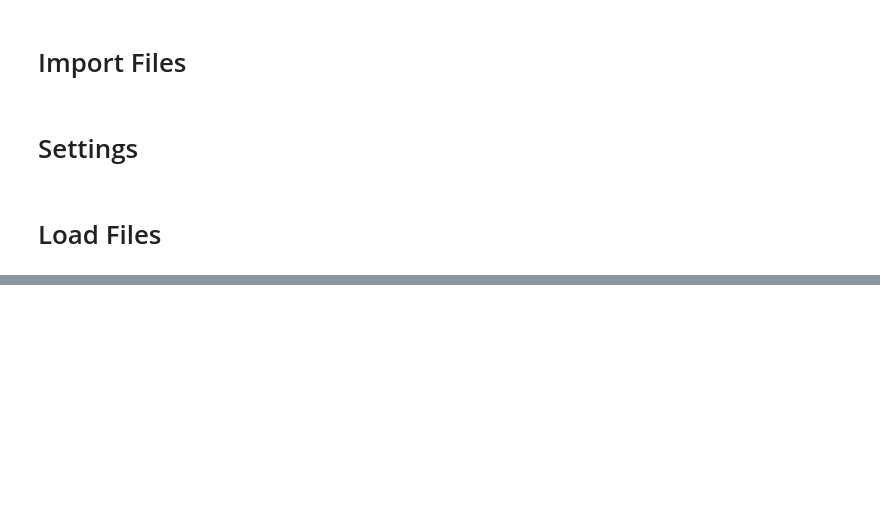
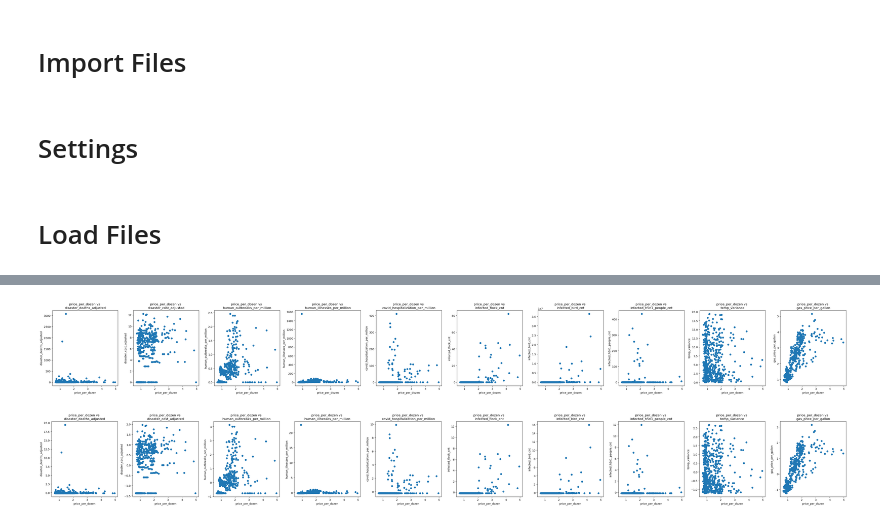
Before and after one commit to sahn1998/egg-price-prediction, a Jupyter notebook: Preprocessing/merge_data.ipynb, the cells around one changed output, grey strips where cells are left out. Saved outputs shown, nothing was run; the diff lists cells and outputs as text; code cells hidden in the pictures; blank space fills up the shorter version.

```diff
--- a/Preprocessing/merge_data.ipynb
+++ b/Preprocessing/merge_data.ipynb
@@ -43,3 +39,7 @@ df_us_avian_flu_human = df_us_avian_flu_human.rename(columns={'yyyy_mm': 'date',
+# %%
+df_us_avian_flu_flock_cnt = df_us_avian_flu_flock_cnt.rename(columns={'yyyy_mm': 'date'})
+df_us_avian_flu_flock_size = df_us_avian_flu_flock_size.rename(columns={'yyyy_mm': 'date'})
+df_us_avian_flu_human = df_us_avian_flu_human.rename(columns={'yyyy_mm': 'date'})
 # %%
 df_full_data = df_egg_price.copy()
 # Merge dataset
@@ -47,11 +47,9 @@ df_full_data = df_full_data.merge(df_us_disasters, on='date', how='left').rename
 df_full_data = df_full_data.merge(df_us_diseases, on='date', how='left').rename(columns={'outbreaks_per_million': 'human_outbreaks_per_million', 'illnesses_per_million': 'human_illnesses_per_million'})
 df_full_data = df_full_data.merge(df_us_covid, on='date', how='left').rename(columns={'hospitalized_per_million': 'covid_hospitalization_per_million'})
 df_full_data = df_full_data.merge(df_us_weather, on='date', how='left')
-df_full_data = df_full_data.merge(df_us_avian_flu_bird, on='date', how='left')
-df_full_data = df_full_data.merge(df_us_avian_flu_human, on='date', how='left')
+df_full_data = df_full_data.merge(df_us_avian_flu_flock_cnt, on='date', how='left').rename(columns={'Flock_Count': 'infected_flock_cnt'})
+df_full_data = df_full_data.merge(df_us_avian_flu_flock_size, on='date', how='left').rename(columns={'Total_Flock_Size': 'infected_bird_cnt'})
+df_full_data = df_full_data.merge(df_us_avian_flu_human, on='date', how='left').rename(columns={'People_Count': 'infected_h5n1_people_cnt'})
 df_full_data = df_full_data.merge(df_gas, on='date', how='left').rename(columns={'price_per_galon': 'gas_price_per_gallon'})
-# %%
-# Create a new target variable for price changes
-df_full_data['change_in_price_per_dozen'] = df_full_data['price_per_dozen'].diff()
 # %%
 df_full_data.fillna(0, inplace=True)
@@ -58,19 +66,20 @@ df_full_data.fillna(0, inplace=True)
 # %%
-df_float_data = df_full_data[['price_per_dozen', 'change_in_price_per_dozen', 'disaster_deaths_adjusted', 'disaster_cost_adjusted',
+df_float_data = df_full_data[['price_per_dozen', 'disaster_deaths_adjusted', 'disaster_cost_adjusted',
                                'human_outbreaks_per_million', 'human_illnesses_per_million',
                               'covid_hospitalization_per_million', 'infected_flock_cnt', 'infected_bird_cnt', 'infected_h5n1_people_cnt', 'temp_variance', 'gas_price_per_gallon']].copy()
 # %%
 target_column = 'price_per_dozen'
 other_columns = list(df_float_data.columns)
 other_columns.remove('price_per_dozen')
-other_columns.remove('change_in_price_per_dozen')
 fig, ax = plt.subplots(1, 10, figsize=(42, 5))
 for i, column in enumerate(other_columns):
     if column != target_column:  # Avoid plotting the target column against itself
         ax[i].scatter(df_float_data[target_column], df_float_data[column])
         ax[i].set_title(f'{target_column} vs \n{column}')
         ax[i].set_xlabel(target_column)
         ax[i].set_ylabel(column)
 plt.tight_layout()
 plt.show()
 fig.savefig(f'{figure_file_path}/egg_price_versus_features.jpg')
+# %% [output]
+[figure, added]
@@ -77,18 +94,19 @@ fig.savefig(f'{figure_file_path}/egg_price_versus_features.jpg')
 # %%
-target_column = 'change_in_price_per_dozen'
-other_columns = list(df_float_data.columns)
+target_column = 'price_per_dozen'
+other_columns = list(df_float_data_scaled.columns)
 other_columns.remove('price_per_dozen')
-other_columns.remove('change_in_price_per_dozen')
 fig, ax = plt.subplots(1, 10, figsize=(42, 5))
 for i, column in enumerate(other_columns):
     if column != target_column:  # Avoid plotting the target column against itself
-        ax[i].scatter(df_float_data[target_column], df_float_data[column])
+        ax[i].scatter(df_float_data_scaled[target_column], df_float_data_scaled[column])
         ax[i].set_title(f'{target_column} vs \n{column}')
         ax[i].set_xlabel(target_column)
         ax[i].set_ylabel(column)
 plt.tight_layout()
 plt.show()
-fig.savefig(f'{figure_file_path}/change_egg_price_versus_features.jpg')
+fig.savefig(f'{figure_file_path}/egg_price_versus_scaled_features.jpg')
+# %% [output]
+[figure, added]
 # %%
 # Save full data
 df_float_data.to_csv(f"{data_file_path}/merged_data.csv")
```
Also changed, not shown: parts of 6 cells of this notebook, 10 other files.
